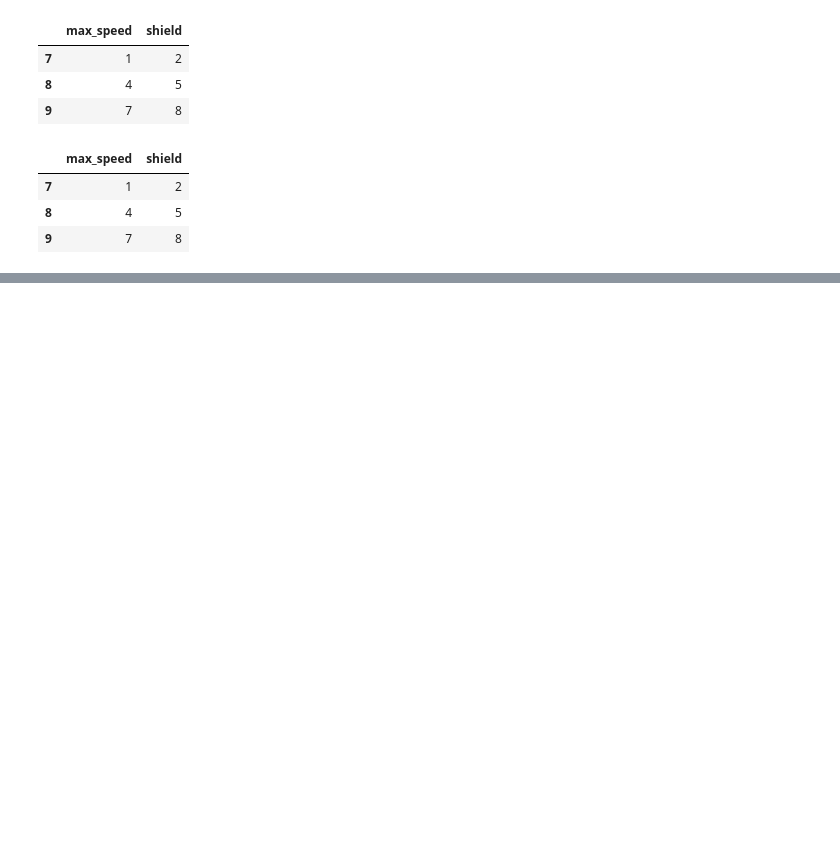
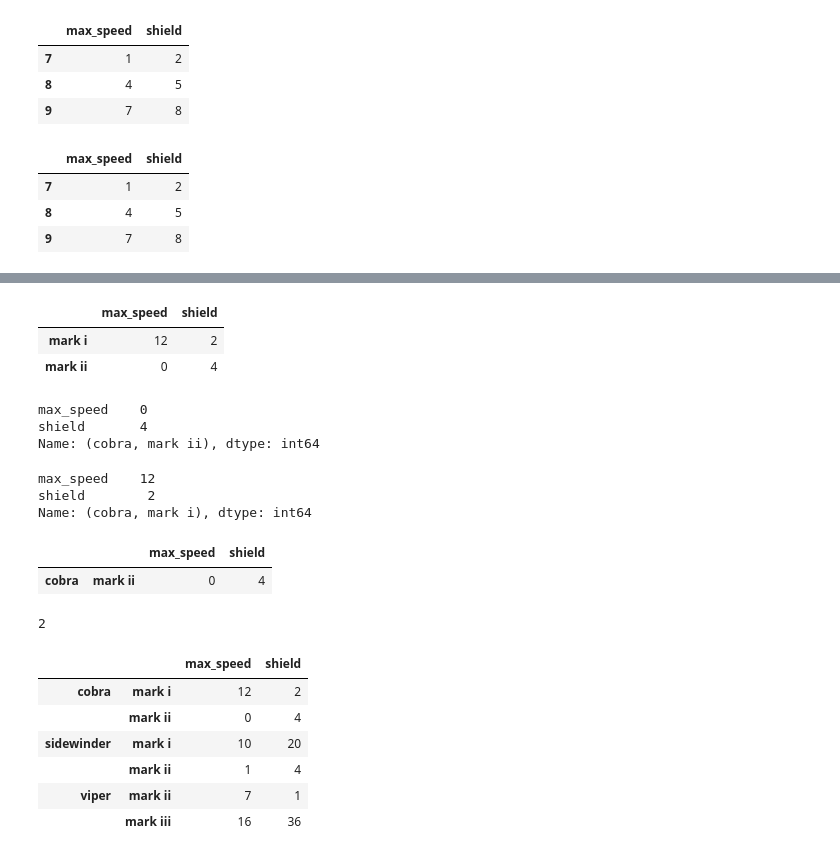
Before and after one commit to Sillians/2016-pydata-carolinas-pandas, a Jupyter notebook: 03_DataFrames.ipynb, the cells around one changed output, grey strips where cells are left out. Drawn from its saved outputs; the diff is of its cells as text; code cells hidden in the pictures; blank space fills up the shorter version.

```diff
--- a/03_DataFrames.ipynb
+++ b/03_DataFrames.ipynb
@@ -1009,0 +1020,6 @@ df
+# %%
+df.loc['cobra']
+# %% [output]
+|  | max_speed | shield |
+| mark i | 12 | 2 |
+| mark ii | 0 | 4 |
@@ -1009,0 +1028,6 @@ df
+# %%
+df.loc[('cobra', 'mark ii')]
+# %% [output]
+max_speed    0
+shield       4
+Name: (cobra, mark ii), dtype: int64
@@ -1009,0 +1036,6 @@ df
+# %%
+df.loc['cobra', 'mark i']
+# %% [output]
+max_speed    12
+shield        2
+Name: (cobra, mark i), dtype: int64
@@ -1009,0 +1044,5 @@ df
+# %%
+df.loc[[('cobra', 'mark ii')]]
+# %% [output]
+|  |  | max_speed | shield |
+| cobra | mark ii | 0 | 4 |
@@ -1009,0 +1051,4 @@ df
+# %%
+df.loc[('cobra', 'mark i'), 'shield']
+# %% [output]
+2
@@ -1009,0 +1057,10 @@ df
+# %%
+df.loc[('cobra', 'mark i'):'viper']
+# %% [output]
+|  |  | max_speed | shield |
+| cobra | mark i | 12 | 2 |
+|  | mark ii | 0 | 4 |
+| sidewinder | mark i | 10 | 20 |
+|  | mark ii | 1 | 4 |
+| viper | mark ii | 7 | 1 |
+|  | mark iii | 16 | 36 |
```
Also changed, not shown: parts of 10 cells of this notebook.
